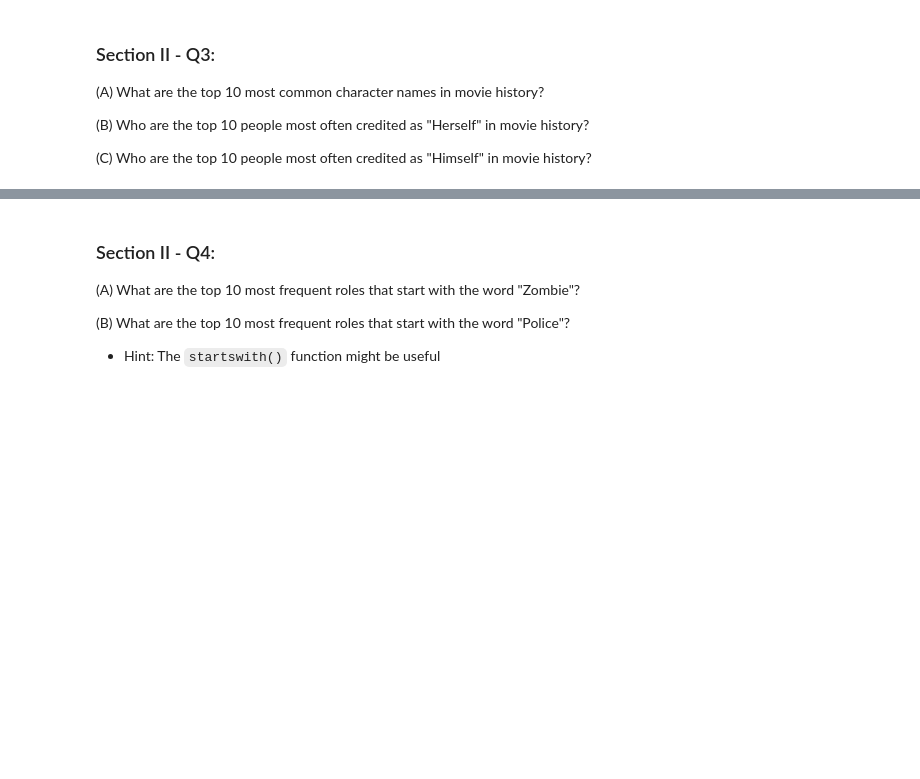
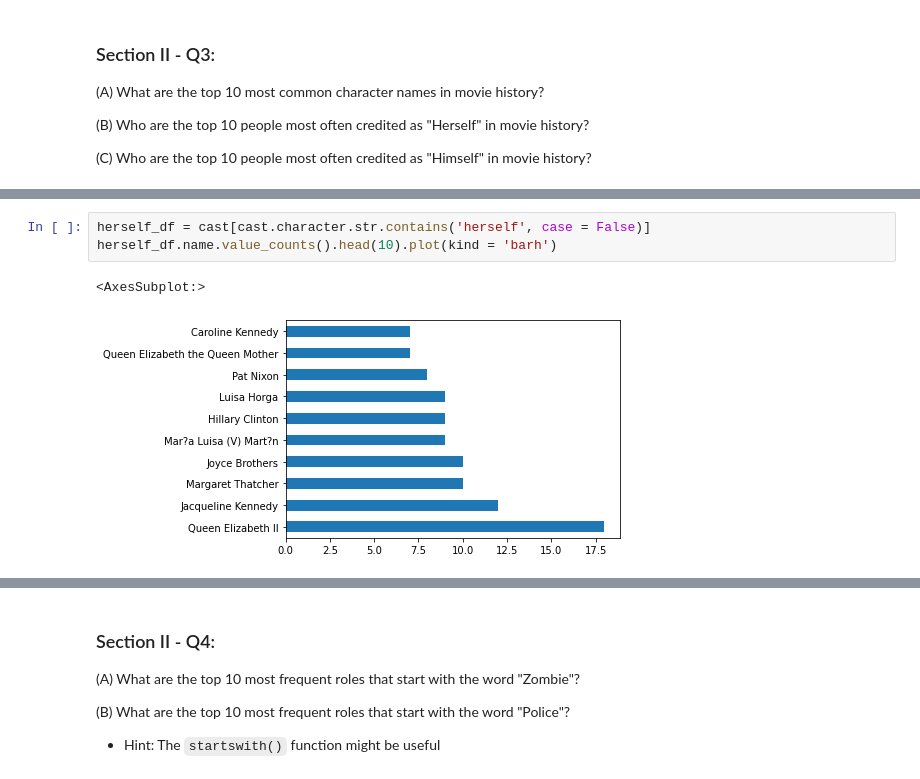
Before and after one commit to tharsoma/mec-mini-projects, a Jupyter notebook: mec-5.3.10-data-wranging-with-pandas-mini-project/Mini_Project_Data_Wrangling_Pandas.ipynb, the cells around one changed output, grey strips where cells are left out. Cells and saved outputs as stored; diff of their text form; blank space fills up the shorter version.

```diff
--- a/mec-5.3.10-data-wranging-with-pandas-mini-project/Mini_Project_Data_Wrangling_Pandas.ipynb
+++ b/mec-5.3.10-data-wranging-with-pandas-mini-project/Mini_Project_Data_Wrangling_Pandas.ipynb
@@ -374,0 +385,6 @@ top_ten.plot(kind='barh')
+# %%
+herself_df = cast[cast.character.str.contains('herself', case = False)]
+herself_df.name.value_counts().head(10).plot(kind = 'barh')
+# %% [output]
+<AxesSubplot:>
+[figure, added]
```
Also changed, not shown: parts of 16 cells of this notebook, 1 other file.
